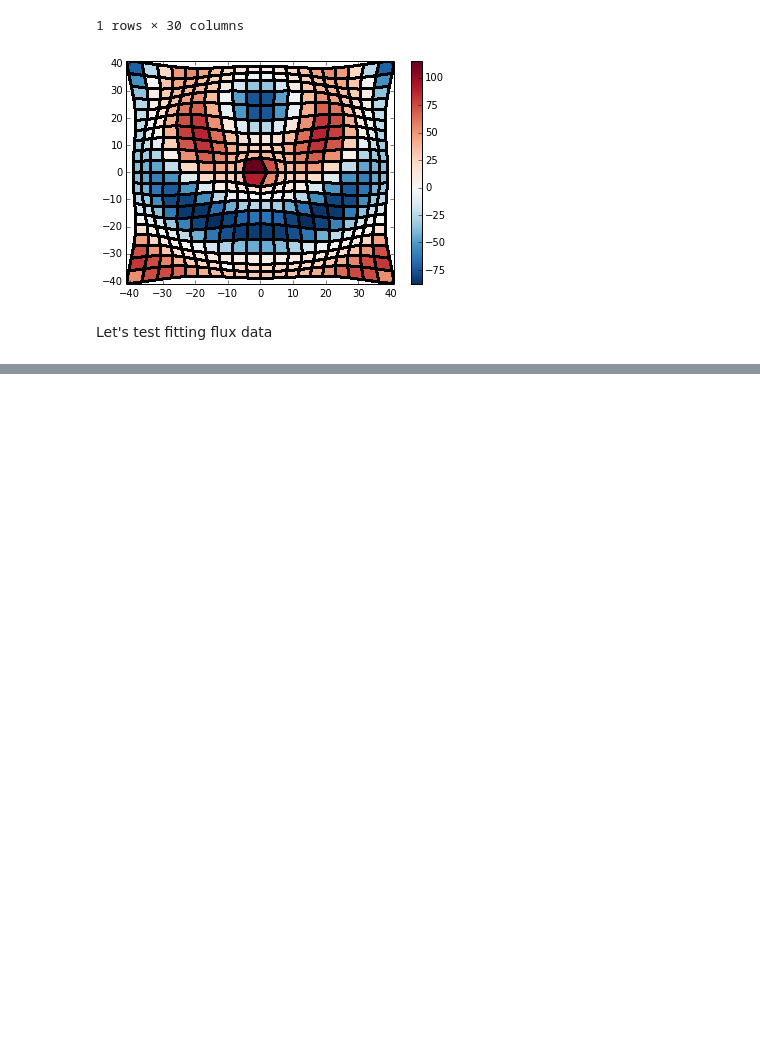
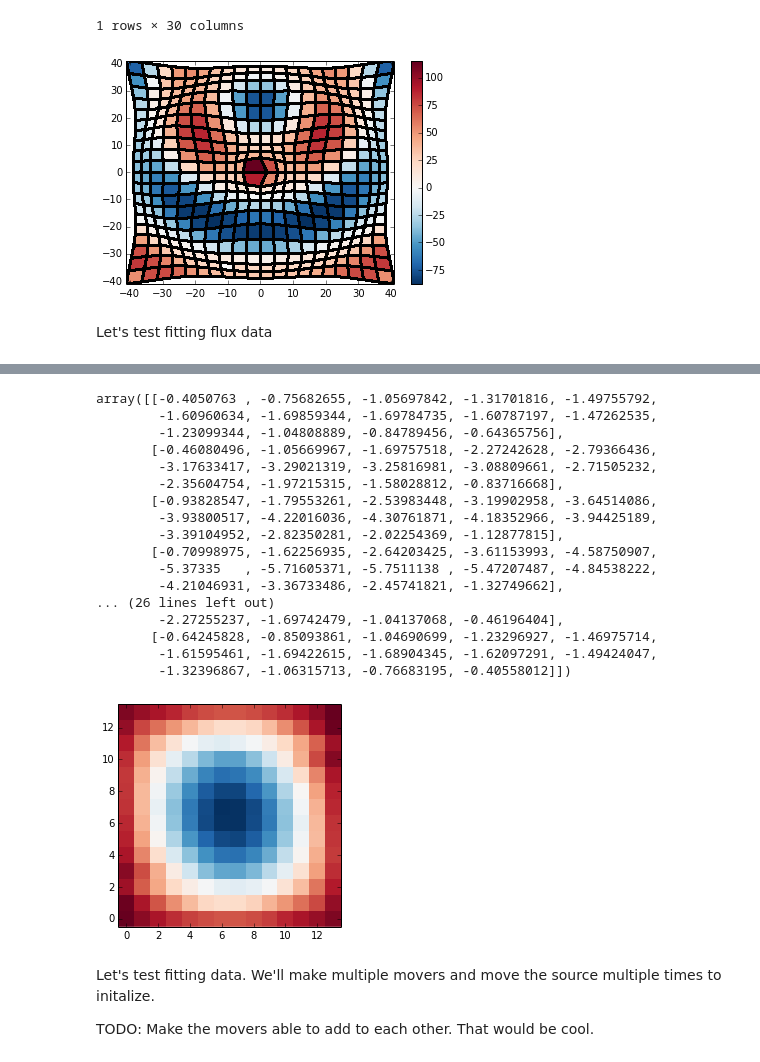
Before and after one commit to cpadavis/weak_sauce, a Jupyter notebook: notebooks/Examples.ipynb, the cells around one changed output, grey strips where cells are left out. Cells and saved outputs as stored; diff of their text form; code cells hidden in the pictures; blank space fills up the shorter version.

```diff
--- a/notebooks/Examples.ipynb
+++ b/notebooks/Examples.ipynb
@@ -402,0 +423,27 @@ source.plot_real_grid()
+# %%
+plt.imshow(flux_diff)
+
+flux_diff
+# %% [output]
+array([[-0.4050763 , -0.75682655, -1.05697842, -1.31701816, -1.49755792,
+        -1.60960634, -1.69859344, -1.69784735, -1.60787197, -1.47262535,
+        -1.23099344, -1.04808889, -0.84789456, -0.64365756],
+       [-0.46080496, -1.05669967, -1.69757518, -2.27242628, -2.79366436,
+        -3.17633417, -3.29021319, -3.25816981, -3.08809661, -2.71505232,
+        -2.35604754, -1.97215315, -1.58028812, -0.83716668],
+       [-0.93828547, -1.79553261, -2.53983448, -3.19902958, -3.64514086,
+        -3.93800517, -4.22016036, -4.30761871, -4.18352966, -3.94425189,
+        -3.39104952, -2.82350281, -2.02254369, -1.12877815],
+       [-0.70998975, -1.62256935, -2.64203425, -3.61153993, -4.58750907,
+        -5.37335   , -5.71605371, -5.7511138 , -5.47207487, -4.84538222,
+        -4.21046931, -3.36733486, -2.45741821, -1.32749662],
+... (26 lines left out)
+        -2.27255237, -1.69742479, -1.04137068, -0.46196404],
+       [-0.64245828, -0.85093861, -1.04690699, -1.23296927, -1.46975714,
+        -1.61595461, -1.69422615, -1.68904345, -1.62097291, -1.49424047,
+        -1.32396867, -1.06315713, -0.76683195, -0.40558012]])
+[figure, added]
+# %% [markdown]
+Let's test fitting data. We'll make multiple movers and move the source multiple times to initalize.
+
+TODO: Make the movers able to add to each other. That would be cool.
```
Also changed, not shown: parts of 5 cells of this notebook, 2 other files.
